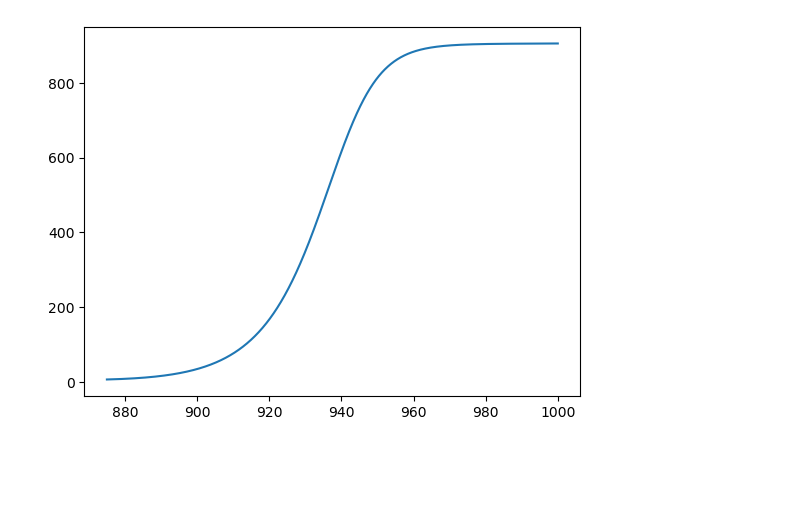
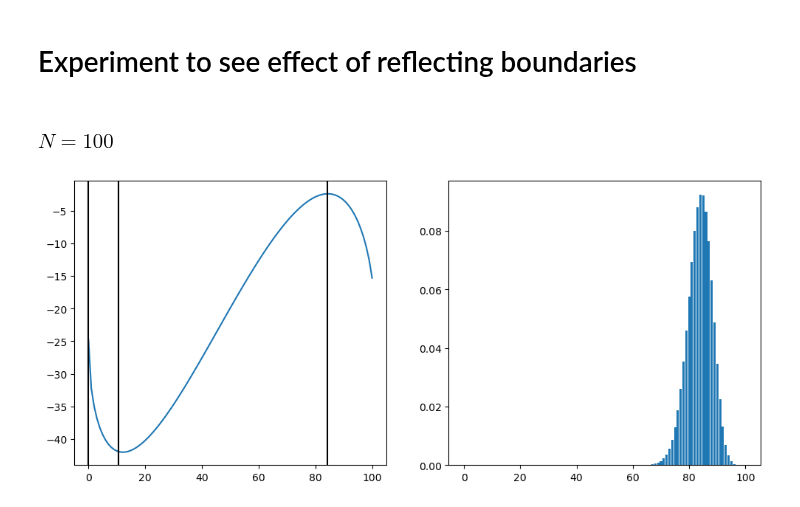
Before and after one commit to lukeoloughlin/GW-model, a Jupyter notebook: src/restrepo/cpu/ryr.ipynb, the cells around one changed output. Cells and saved outputs as stored; diff of their text form; code cells hidden in the pictures; blank space fills up the shorter version.

```diff
--- a/src/restrepo/cpu/ryr.ipynb
+++ b/src/restrepo/cpu/ryr.ipynb
@@ -54,5 +9,35 @@ plt.show()
-# %%
-plt.plot(cjsrs, cp_stds)
-plt.show()
-# %% [output]
-[figure, removed]
+# %% [markdown]
+# Experiment to see effect of reflecting boundaries
+# %% [markdown]
+### $N=100$
+# %%
+cs = 0.2
+cjsr = 1100.
+params = RestrepoParams(Ku=1.4e-4, h=2.5)
+
+N = 100
+
+Pos = np.arange(0, N+1)
+log_pi = Po_stationary_logp(N, cs, cjsr, params)
+
+# Most of the invariant distribution mass is at large values of Po, so have to truncate to observe the behaviour near 0.
+# Here I am just truncating at the value of lowest probability
+truncate = np.argmin(log_pi)
+log_pi_tr = Po_stationary_logp(N, cs, cjsr, params, truncate=truncate)
+
+kr = params.tau_ps * params.Jmax / params.vp
+
+# Get the fixed points, the Jacobians at the fixed points and the diffusion matrix at the fixed points
+fixed_pts = fixed_points_and_jac(cs, cjsr, eps=1/np.sqrt(N), params=params)
+# Solve the Riccati equation BJ + JB^T = ΣΣ^T, which gives the covariance B of the stationary OU process
+cov = solve_riccati(-fixed_pts[1]['jacobian'], fixed_pts[1]['Sigma'])
+# %%
+fig, ax = plt.subplots(1,2, figsize=(12,5))
+ax[0].plot(Pos, log_pi)
+ax[0].axvline(x=fixed_pts[1]['fp'][1:].sum()*N, color='k')
+ax[0].axvline(x=fixed_pts[2]['fp'][1:].sum()*N, color='k')
+ax[0].axvline(x=fixed_pts[3]['fp'][1:].sum()*N, color='k')
+ax[1].bar(Pos, np.exp(log_pi))
+plt.show()
+# %% [output]
+[figure, added]
```
Also changed, not shown: parts of 45 cells of this notebook, 7 other files.
